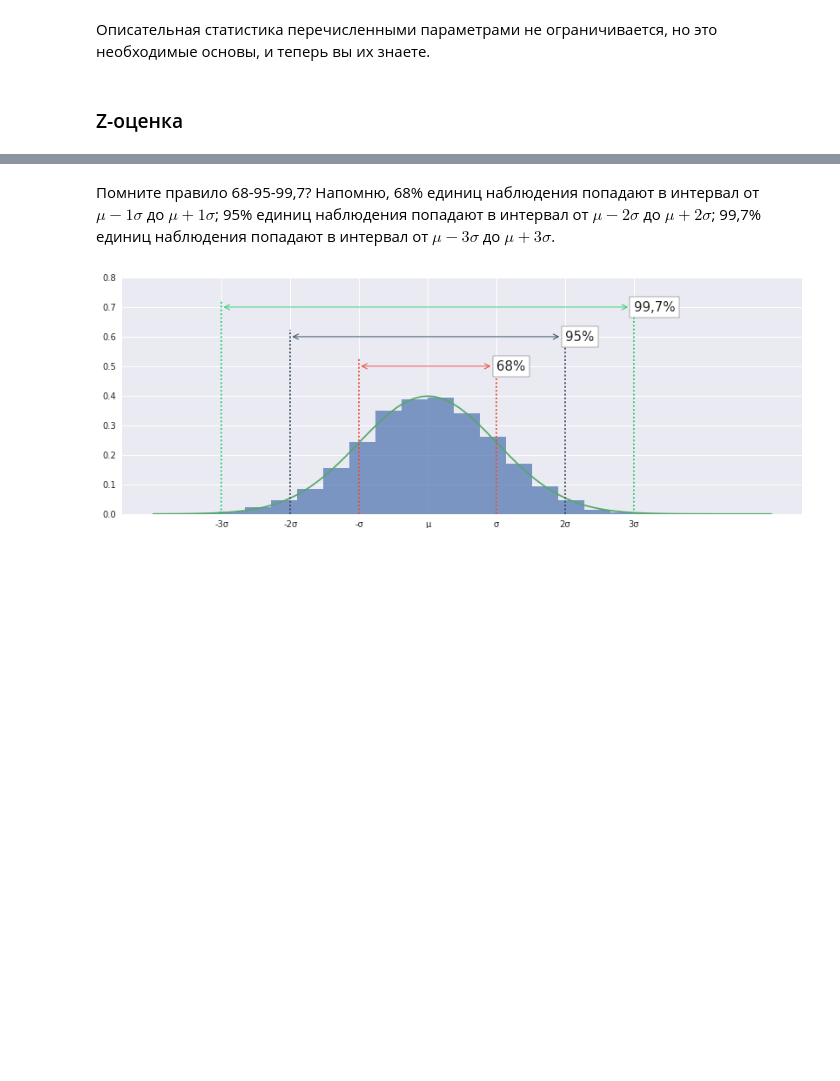
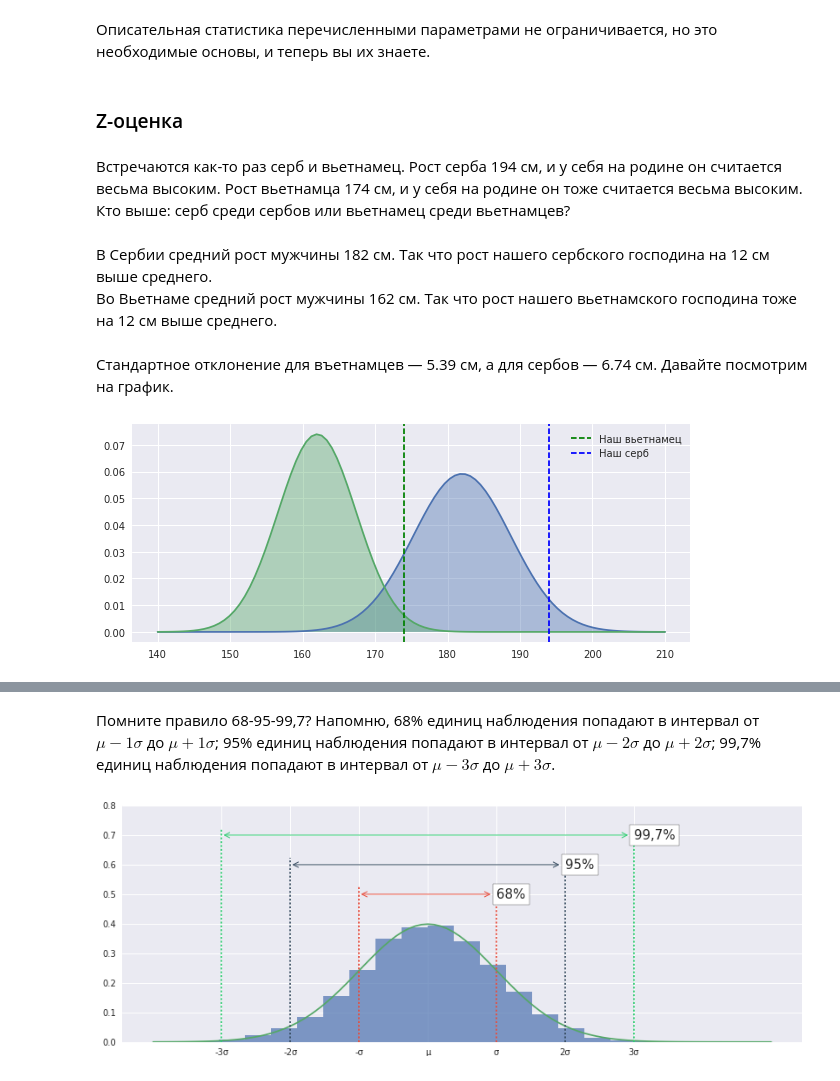
Before and after one commit to mishaberegov/statistics, a Jupyter notebook: Статистика_для_нубов.ipynb, the cells around one changed output, grey strips where cells are left out. Drawn from its saved outputs; the diff is of its cells as text; code cells hidden in the pictures; blank space fills up the shorter version.

```diff
--- a/Статистика_для_нубов.ipynb
+++ b/Статистика_для_нубов.ipynb
@@ -446,3 +446,28 @@ plt.show()
 Описательная статистика перечисленными параметрами не ограничивается, но это необходимые основы, и теперь вы их знаете.
 # %% [markdown]
 ### Z-оценка
+# %% [markdown]
+Встречаются как-то раз серб и вьетнамец. Рост серба 194 см, и у себя на родине он считается весьма высоким. Рост вьетнамца 174 см, и у себя на родине он тоже считается весьма высоким. Кто выше: серб среди сербов или вьетнамец среди вьетнамцев?
+# %% [markdown]
+В Сербии средний рост мужчины 182 см. Так что рост нашего сербского господина на 12 см выше среднего. <br>
+Во Вьетнаме средний рост мужчины 162 см. Так что рост нашего вьетнамского господина тоже на 12 см выше среднего.
+# %% [markdown]
+Стандартное отклонение для въетнамцев &mdash; 5.39 см, а для сербов &mdash; 6.74 см. Давайте посмотрим на график.
+# %%
+plt.figure(figsize=(10, 4))
+norm_rv1 = stats.norm(loc=182, scale = 6.74)
+norm_rv2 = stats.norm(loc=162, scale = 5.39)
+x = np.linspace(140,210,100)
+pdf1 = norm_rv1.pdf(x)
+y = np.linspace(140,210,100)
+pdf2 = norm_rv2.pdf(x)
+lol = plt.plot(x,pdf1)
+plt.fill_between(y1=pdf1, x=x, alpha=0.4)
+plt.plot(y,pdf2)
+plt.fill_between(y1=pdf2, x=x, alpha=0.4)
+l1=plt.axvline(174, color='g', ls='dashed', label='Наш вьетнамец')
+l2=plt.axvline(194, color='b', ls='dashed', label='Наш серб')
+plt.legend(handles=[l1, l2])
+plt.show()
+# %% [output]
+[figure, added]
```
Also changed, not shown: parts of 9 cells of this notebook.
